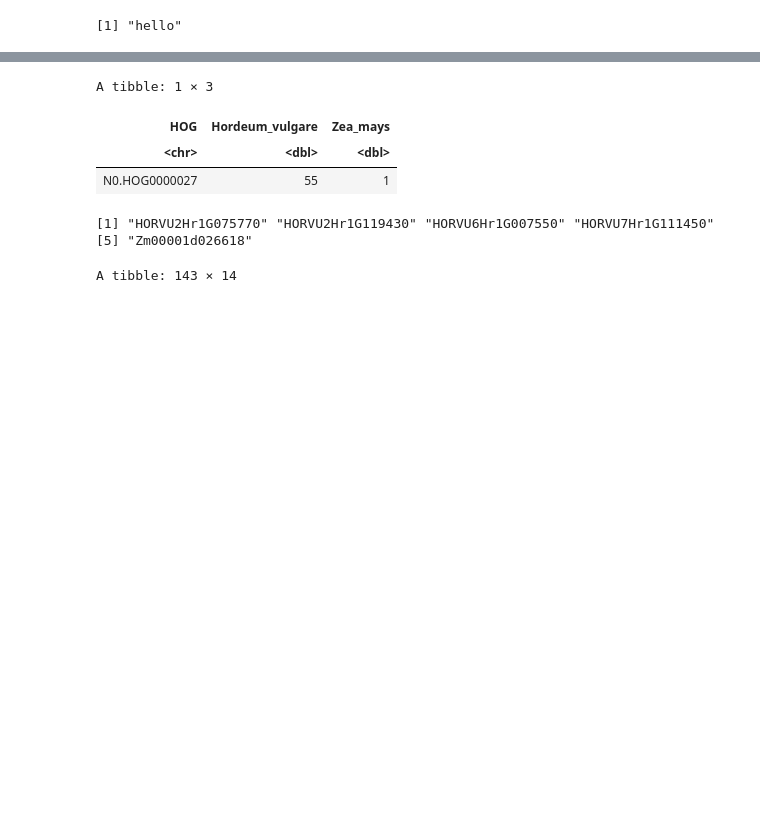
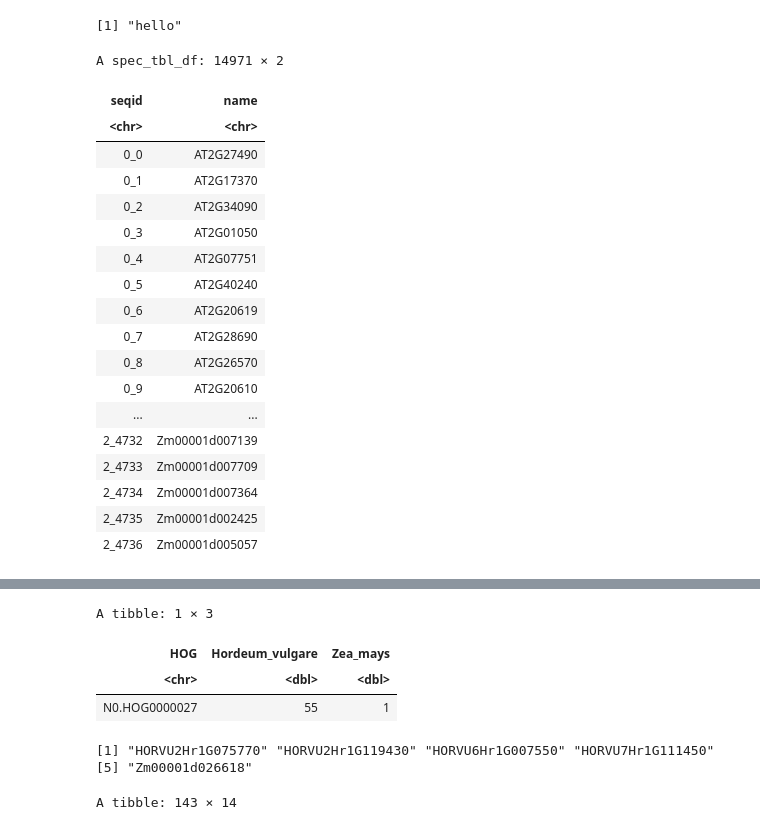
Before and after one commit to tgstoecker/A2TEA.Workflow, a Jupyter notebook: notebooks/R_expansion.ipynb, the cells around one changed output, grey strips where cells are left out. Cells and saved outputs as stored; diff of their text form; code cells hidden in the pictures; blank space fills up the shorter version.

```diff
--- a/notebooks/R_expansion.ipynb
+++ b/notebooks/R_expansion.ipynb
@@ -181,7 +174,7 @@ all_BLAST <- base::do.call(bind_rows, datalist)
 # %%
 #read-in the conversion table: orthofinder sequence IDs and corresponding actual gene/protein names
 #with "str_remove_all" I also easily get rid of the ":"
-conversion <- readr::read_delim(file = "orthofinder/SequenceIDs.txt",
+conversion <- readr::read_delim(file = "../orthofinder/SequenceIDs.txt",
                 delim = " ",
                 col_names = c("seqid", "name"),
                 col_types = c(
@@ -189,6 +182,28 @@ conversion <- readr::read_delim(file = "orthofinder/SequenceIDs.txt",
                    name = col_character())
                )
 conversion <- conversion %>%  dplyr::mutate(seqid = str_remove_all(seqid, ":"))
+# %%
+conversion
+# %% [output]
+A spec_tbl_df: 14971 × 2
+| seqid | name |
+| <chr> | <chr> |
+| 0_0 | AT2G27490 |
+| 0_1 | AT2G17370 |
+| 0_2 | AT2G34090 |
+| 0_3 | AT2G01050 |
+| 0_4 | AT2G07751 |
+| 0_5 | AT2G40240 |
+| 0_6 | AT2G20619 |
+| 0_7 | AT2G28690 |
+| 0_8 | AT2G26570 |
+| 0_9 | AT2G20610 |
+| ... | ... |
+| 2_4732 | Zm00001d007139 |
+| 2_4733 | Zm00001d007709 |
+| 2_4734 | Zm00001d007364 |
+| 2_4735 | Zm00001d002425 |
+| 2_4736 | Zm00001d005057 |
 # %%
 #create new columns with the actual gene/protein names
 all_BLAST_reformatted <- all_BLAST %>% dplyr::left_join(conversion, by = c("qseqid" = "seqid"))
```
Also changed, not shown: parts of 9 cells of this notebook.
